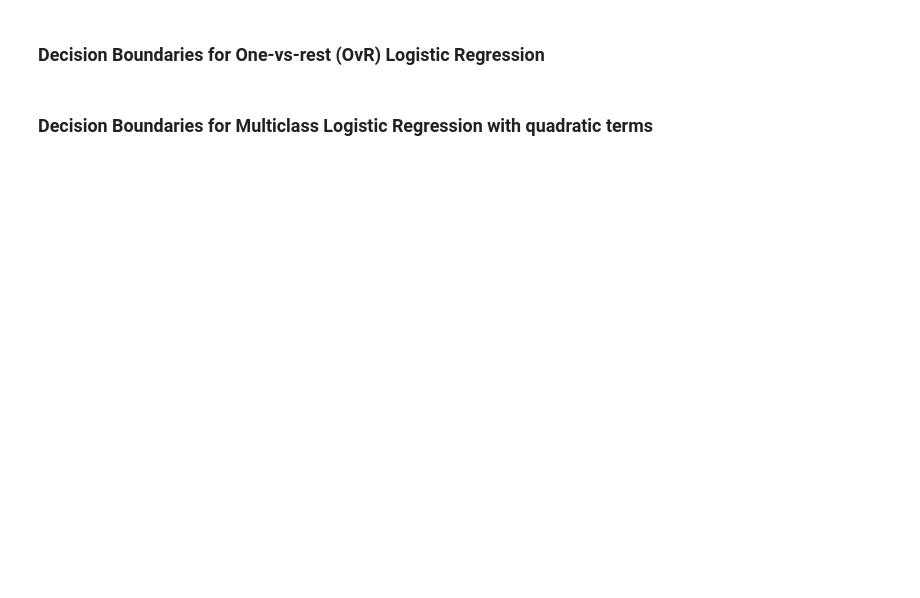
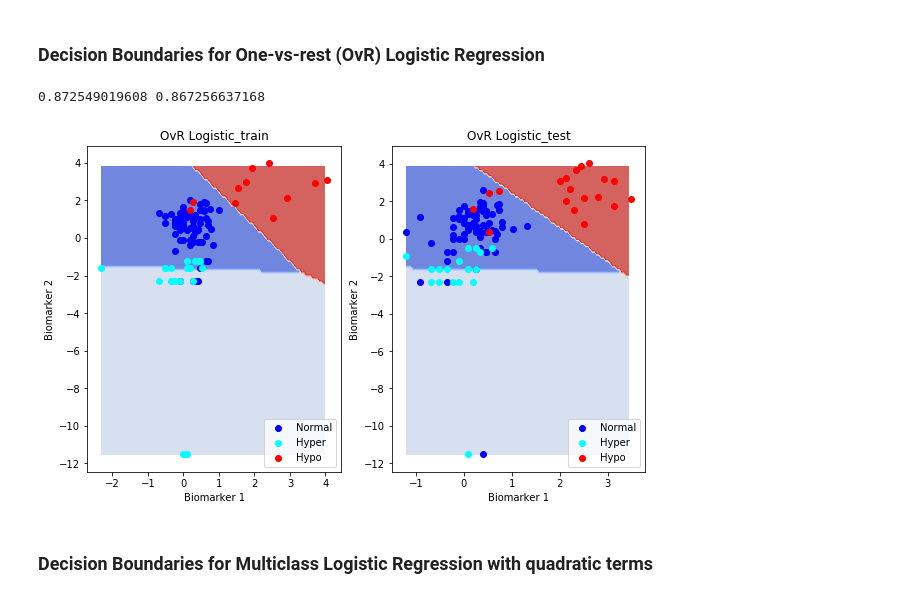
Before and after one commit to syj19950301/Data_Science_1, a Jupyter notebook: cs109a_hw7_submission.ipynb, the cells around one changed output. Cells and saved outputs as stored; diff of their text form; code cells hidden in the pictures; blank space fills up the shorter version.

```diff
--- a/cs109a_hw7_submission.ipynb
+++ b/cs109a_hw7_submission.ipynb
@@ -382,4 +423,14 @@ Also, if you have loaded the data sets into `pandas` data frames, you may use th
 # %% [markdown]
 ### Decision Boundaries for One-vs-rest (OvR) Logistic Regression
+# %%
+log_ovr = LogisticRegression(penalty="l2", solver="lbfgs", C=10, fit_intercept=True, multi_class="ovr")
+log_ovr.fit(X_train, y_train)
+fig, (ax1, ax2) = plt.subplots(1, 2, figsize=(10,6))
+plot_decision_boundary(X_train.as_matrix(), y_train.as_matrix(), log_ovr, "OvR Logistic_train", ax1)
+plot_decision_boundary(X_test.as_matrix(), y_test.as_matrix(), log_ovr, "OvR Logistic_test", ax2)
+print(log_ovr.score(X_train, y_train), log_ovr.score(X_test, y_test))
+# %% [output]
+0.872549019608 0.867256637168
+[figure, added]
 # %% [markdown]
 ### Decision Boundaries for Multiclass Logistic Regression with quadratic terms
```
Also changed, not shown: parts of 13 cells of this notebook.
